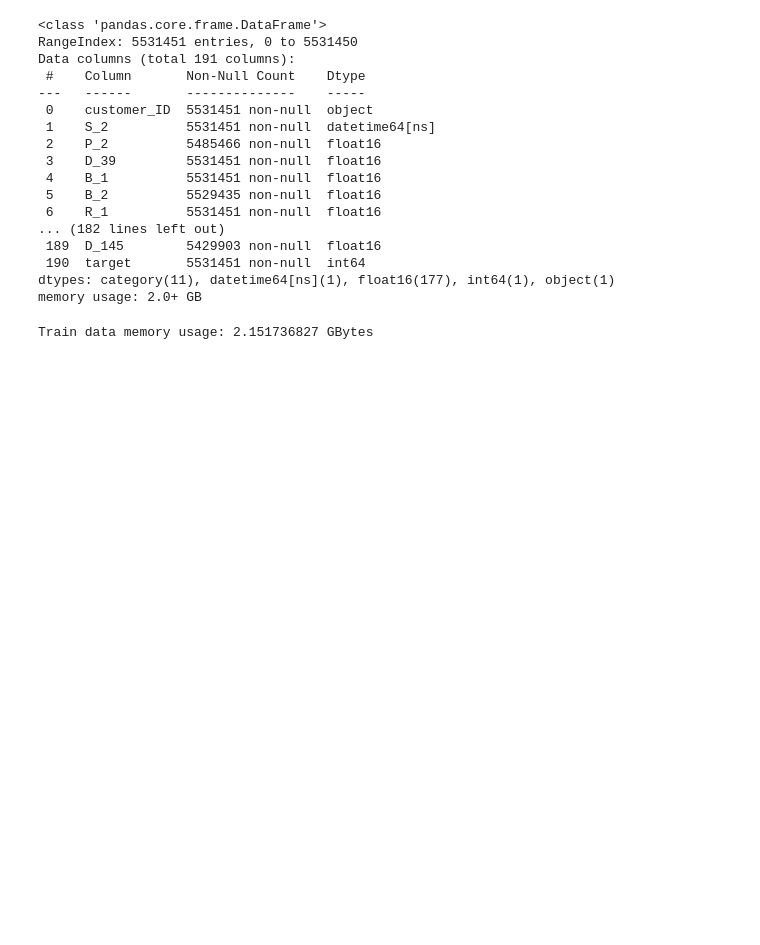
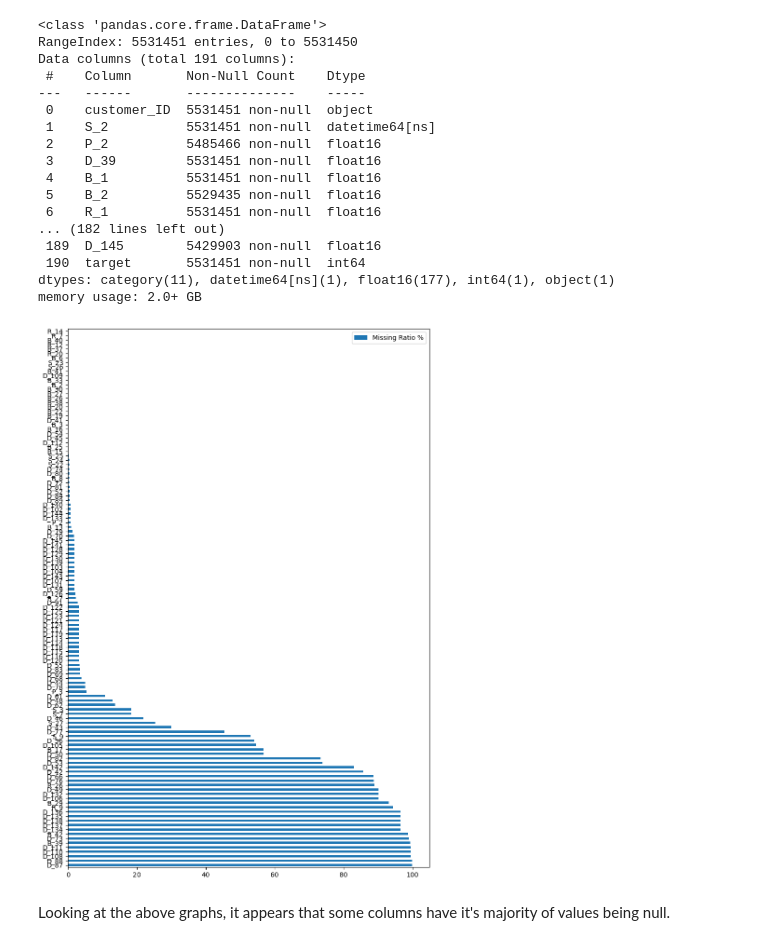
Before and after one commit to AyseAsude/American-Express-Default-Prediction, a Jupyter notebook: exploratory-data-analysis.ipynb, the cells around one changed output. Drawn from its saved outputs; the diff is of its cells as text; code cells hidden in the pictures; blank space fills up the shorter version.

Commit message:
Visualized features

```diff
--- a/exploratory-data-analysis.ipynb
+++ b/exploratory-data-analysis.ipynb
@@ -42,7 +46,19 @@ Data columns (total 191 columns):
  190  target       5531451 non-null  int64
 dtypes: category(11), datetime64[ns](1), float16(177), int64(1), object(1)
 memory usage: 2.0+ GB
-# %%
-print(f'Train data memory usage: {train.memory_usage().sum() / 1e9} GBytes')
-# %% [output]
-Train data memory usage: 2.151736827 GBytes
+# %%
+def plot_nas(df):
+    if df.isnull().sum().sum() != 0:
+        na_df = (df.isnull().sum() / len(df)) * 100
+        na_df = na_df.drop(na_df[na_df == 0].index).sort_values(ascending=False)
+        missing_data = pd.DataFrame({'Missing Ratio %' :na_df})
+        missing_data.plot(kind = "barh", figsize=(10,15))
+        plt.show()
+    else:
+        print('No NAs found')
+
+plot_nas(train)
+# %% [output]
+[figure, added]
+# %% [markdown]
+Looking at the above graphs, it appears that some columns have it's majority of values being null.
```
Also changed, not shown: parts of 12 cells of this notebook.
